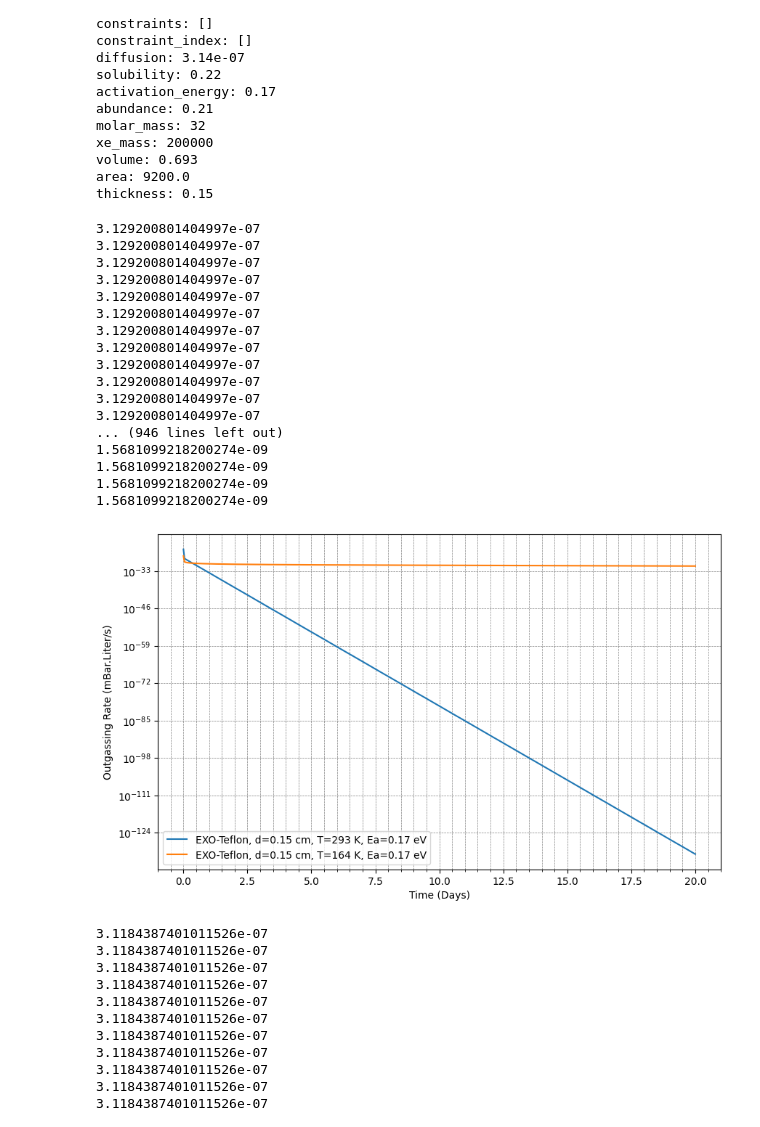
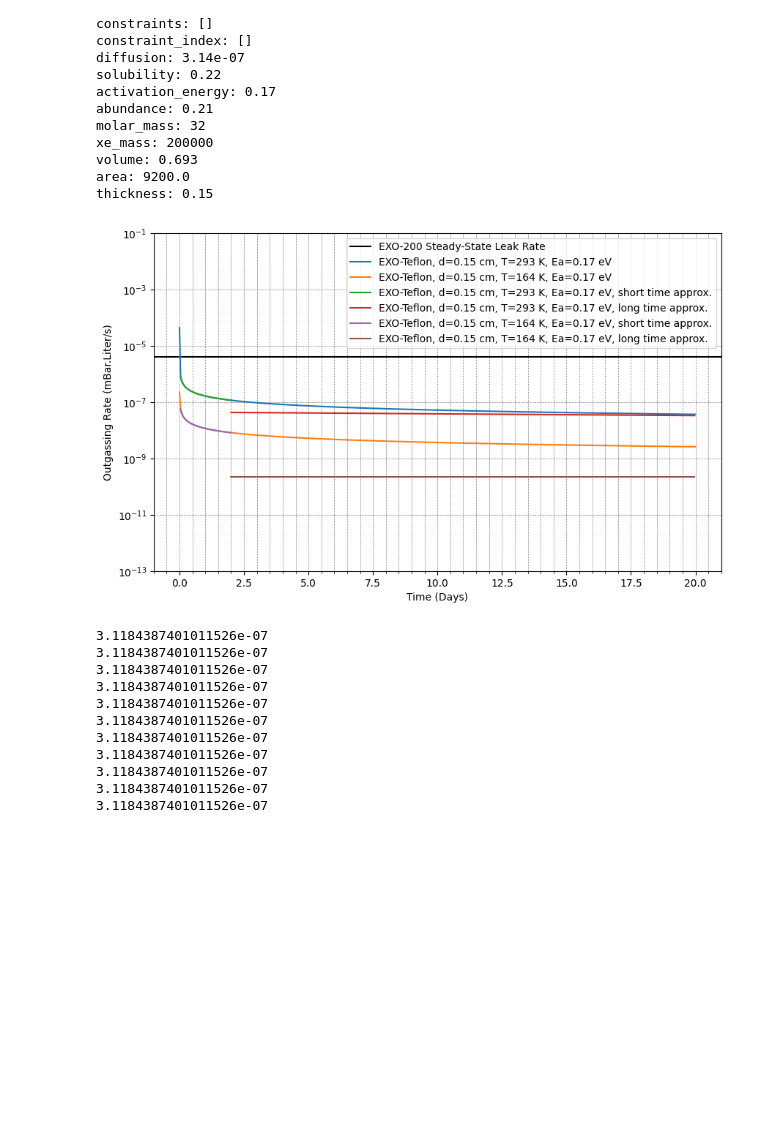
Before and after one commit to antoine-amy/Electronegative_impurities, a Jupyter notebook: Electronegative_impurities_studies.ipynb, the cells around one changed output. Saved outputs shown, nothing was run; the diff lists cells and outputs as text; code cells hidden in the pictures; blank space fills up the shorter version.

```diff
--- a/Electronegative_impurities_studies.ipynb
+++ b/Electronegative_impurities_studies.ipynb
@@ -379,7 +378,7 @@ plt.show()
 Comparing to Ako's functions.
 # %%
 # Constants from p9 to 12 in "Outgassing model for electronegative impurities" (except height, given by andrea for exo200)
-C0 = 228.68999999999997 / 1e9  # Initial oxygen concentration in PTFE (ppb)
+C0 = 943 / 1e9  # Initial oxygen concentration in PTFE (ppb)
 D0 = 31.4 / 1e8 # Diffusion constant at infinite temperature (cm^2/s)
 EA = 0.17 * 1.602176634e-19  # Activation energy (Joules)
 D = 0.15  # Thickness of PTFE (cm)
@@ -429,54 +428,37 @@ thickness: 0.15
 # %%
 # Calculate outgassing rates using the optimized function
 outgassing_rate_recirculated = [enf.plastics_outgassing(C0, D0, EA, T_room, D, sec, surface_area) for sec in t]
 outgassing_rate_cold = [enf.plastics_outgassing(C0, D0, EA, T_LXe, D, sec, surface_area) for sec in t]
 
 outgassing_rate_recirculated_approx = [enf.plastics_outgassing_approximation(C0, D0, EA, T_room, sec, D, surface_area, 'short') for sec in t_short]
 outgassing_rate_recirculated_approxlong = [enf.plastics_outgassing_approximation(C0, D0, EA, T_room, sec, D, surface_area, 'long') for sec in t_long]
 
 outgassing_rate_cold_approx = [enf.plastics_outgassing_approximation(C0, D0, EA, T_LXe, sec, D, surface_area, 'short') for sec in t_short]
 outgassing_rate_cold_approxlong = [enf.plastics_outgassing_approximation(C0, D0, EA, T_LXe, sec, D, surface_area, 'long') for sec in t_long]
 
 # Plotting
 plt.figure(figsize=(10, 6))
-# plt.axhline(y=4e-6, color='black', linestyle='-', label="EXO-200 Steady-State Leak Rate")  # Adds a horizontal line across the axis at y = 4*10^-6
+plt.axhline(y=4e-6, color='black', linestyle='-', label="EXO-200 Steady-State Leak Rate")  # Adds a horizontal line across the axis at y = 4*10^-6
 plt.plot(t / (24 * 60 * 60), outgassing_rate_recirculated, label=f'EXO-Teflon, d={D} cm, T={T_room} K, Ea={EA / 1.602176634e-19} eV')
 plt.plot(t / (24 * 60 * 60), outgassing_rate_cold, label=f'EXO-Teflon, d={D} cm, T={T_LXe} K, Ea={EA / 1.602176634e-19} eV')
 
-# plt.plot(t_short / (24 * 60 * 60), outgassing_rate_recirculated_approx, label=f'EXO-Teflon, d={D} cm, T={T_room} K, Ea={EA / 1.602176634e-19} eV, short time approx.')
-# plt.plot(t_long / (24 * 60 * 60), outgassing_rate_recirculated_approxlong, label=f'EXO-Teflon, d={D} cm, T={T_room} K, Ea={EA / 1.602176634e-19} eV, long time approx.')
+plt.plot(t_short / (24 * 60 * 60), outgassing_rate_recirculated_approx, label=f'EXO-Teflon, d={D} cm, T={T_room} K, Ea={EA / 1.602176634e-19} eV, short time approx.')
+plt.plot(t_long / (24 * 60 * 60), outgassing_rate_recirculated_approxlong, label=f'EXO-Teflon, d={D} cm, T={T_room} K, Ea={EA / 1.602176634e-19} eV, long time approx.')
 
-# plt.plot(t_short / (24 * 60 * 60), outgassing_rate_cold_approx, label=f'EXO-Teflon, d={D} cm, T={T_LXe} K, Ea={EA / 1.602176634e-19} eV, short time approx.')
-# plt.plot(t_long / (24 * 60 * 60), outgassing_rate_cold_approxlong, label=f'EXO-Teflon, d={D} cm, T={T_LXe} K, Ea={EA / 1.602176634e-19} eV, long time approx.')
+plt.plot(t_short / (24 * 60 * 60), outgassing_rate_cold_approx, label=f'EXO-Teflon, d={D} cm, T={T_LXe} K, Ea={EA / 1.602176634e-19} eV, short time approx.')
+plt.plot(t_long / (24 * 60 * 60), outgassing_rate_cold_approxlong, label=f'EXO-Teflon, d={D} cm, T={T_LXe} K, Ea={EA / 1.602176634e-19} eV, long time approx.')
 
 #plt.title('Outgassing Rate Over Time for EXO-200\'s PTFE (40 cm Height & 18.3 cm Radius Cylinder)')
 plt.xlabel('Time (Days)')
 plt.ylabel('Outgassing Rate (mBar.Liter/s)')
 plt.yscale('log')
 plt.legend()
-# plt.ylim(1e-13, 1e-1)
+plt.ylim(1e-13, 1e-1)
 plt.grid(which='both', linestyle='--', linewidth='0.5', color='gray')
 plt.minorticks_on()
 plt.show()
 # %% [output]
-3.129200801404997e-07
-3.129200801404997e-07
-3.129200801404997e-07
-3.129200801404997e-07
-3.129200801404997e-07
-3.129200801404997e-07
-3.129200801404997e-07
-3.129200801404997e-07
-3.129200801404997e-07
-3.129200801404997e-07
-3.129200801404997e-07
-3.129200801404997e-07
-... (946 lines left out)
-1.5681099218200274e-09
-1.5681099218200274e-09
-1.5681099218200274e-09
-1.5681099218200274e-09
-[figure, old version]
+[figure, new version]
 # %%
 # Calculate outgassing rates
 outgassing_rate_recirculated2 = [enf.plastics_outgassing(S1.initial_impurities / 1e9, S1.diffusion_constants[1], S1.activation_energy * 1.602176634e-19, S1.temperatures[1], S1.thickness, sec, S1.area) for sec in t]
```
Also changed, not shown: parts of 5 cells of this notebook, 6 other files.
